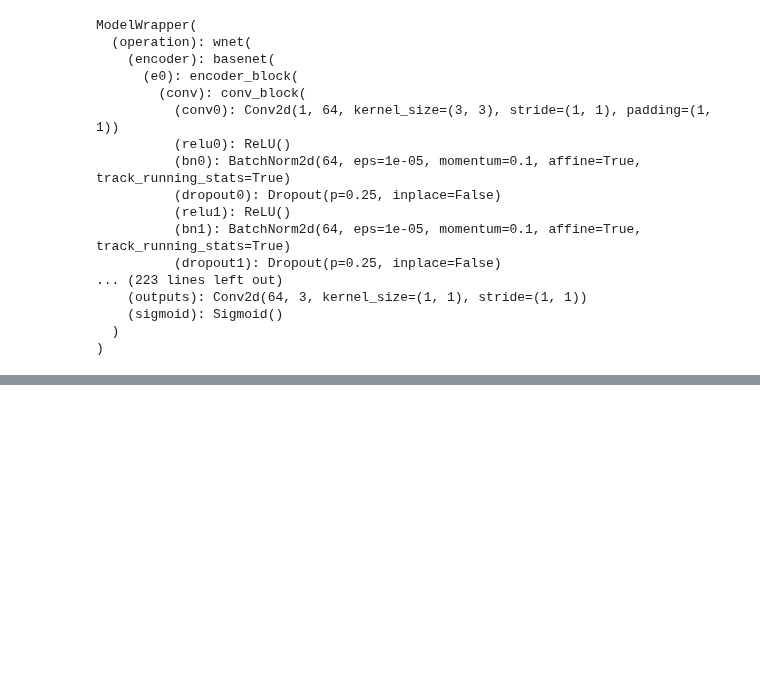
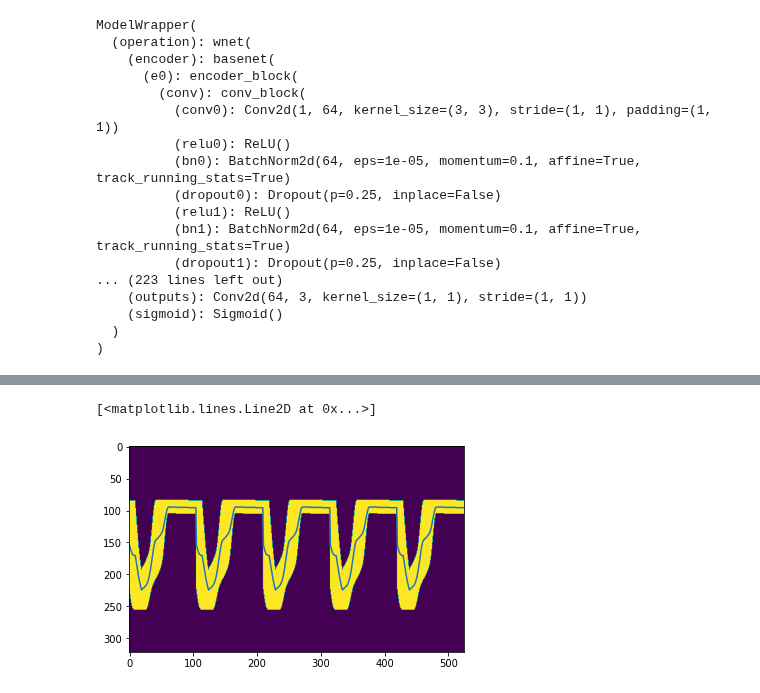
Before and after one commit to iago2900/DopplerSegmentation_iago, a Jupyter notebook: metrics.ipynb, the cells around one changed output, grey strips where cells are left out. Saved outputs shown, nothing was run; the diff lists cells and outputs as text; code cells hidden in the pictures; blank space fills up the shorter version.

```diff
--- a/metrics.ipynb
+++ b/metrics.ipynb
@@ -191,0 +217,31 @@ KeyboardInterrupt:
+# %%
+## SIGUE DANDO RARO, EL PROBLEMA ESTA AQUÍ... creo que hay que fijarse en como hago la mask, y deshacerla desde ahi ##
+
+vector = []
+idxs = []
+
+for i in range(mask_tiled.shape[1]):
+    col = mask_tiled[:,i]
+    tmp = False
+    for idx, val in enumerate(col):
+        if val != tmp:
+            idxs.append(idx)
+        tmp = val
+    # miro si he encontrado o son todo 0:
+    if len(idxs) == 0:
+        idxs = [0,0]
+
+    # salgo de la columna y calculo el valor:
+    vector.append(sum(idxs)/2)
+
+    idxs = []
+# %%
+for ind, i in enumerate(vector):
+    if i ==0:
+        vector[ind] = None
+
+plt.imshow(mask_tiled)
+plt.plot(vector)
+# %% [output]
+[<matplotlib.lines.Line2D at 0x...>]
+[figure, added]
```
Also changed, not shown: parts of 8 cells of this notebook, 3 other files.
